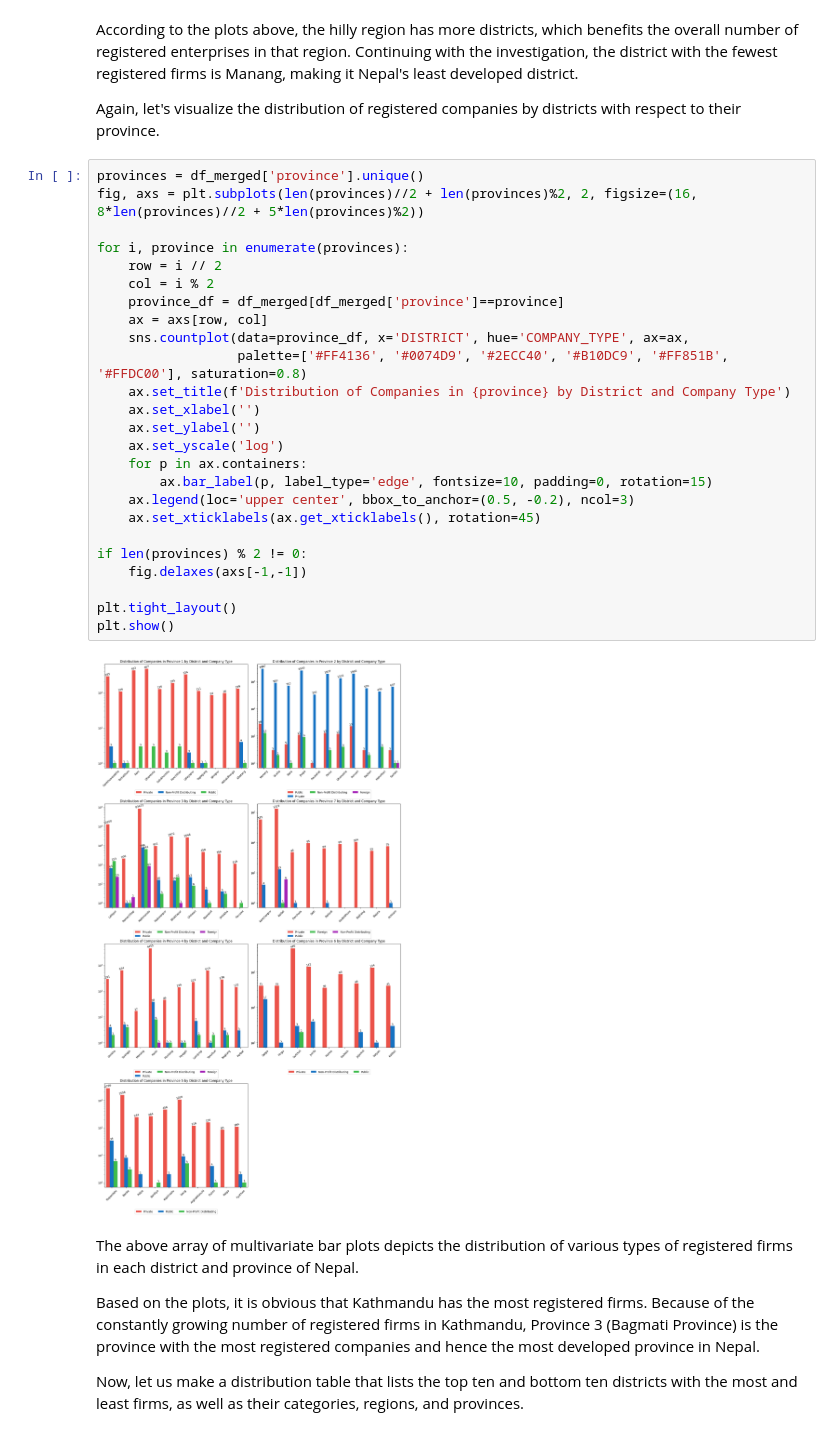
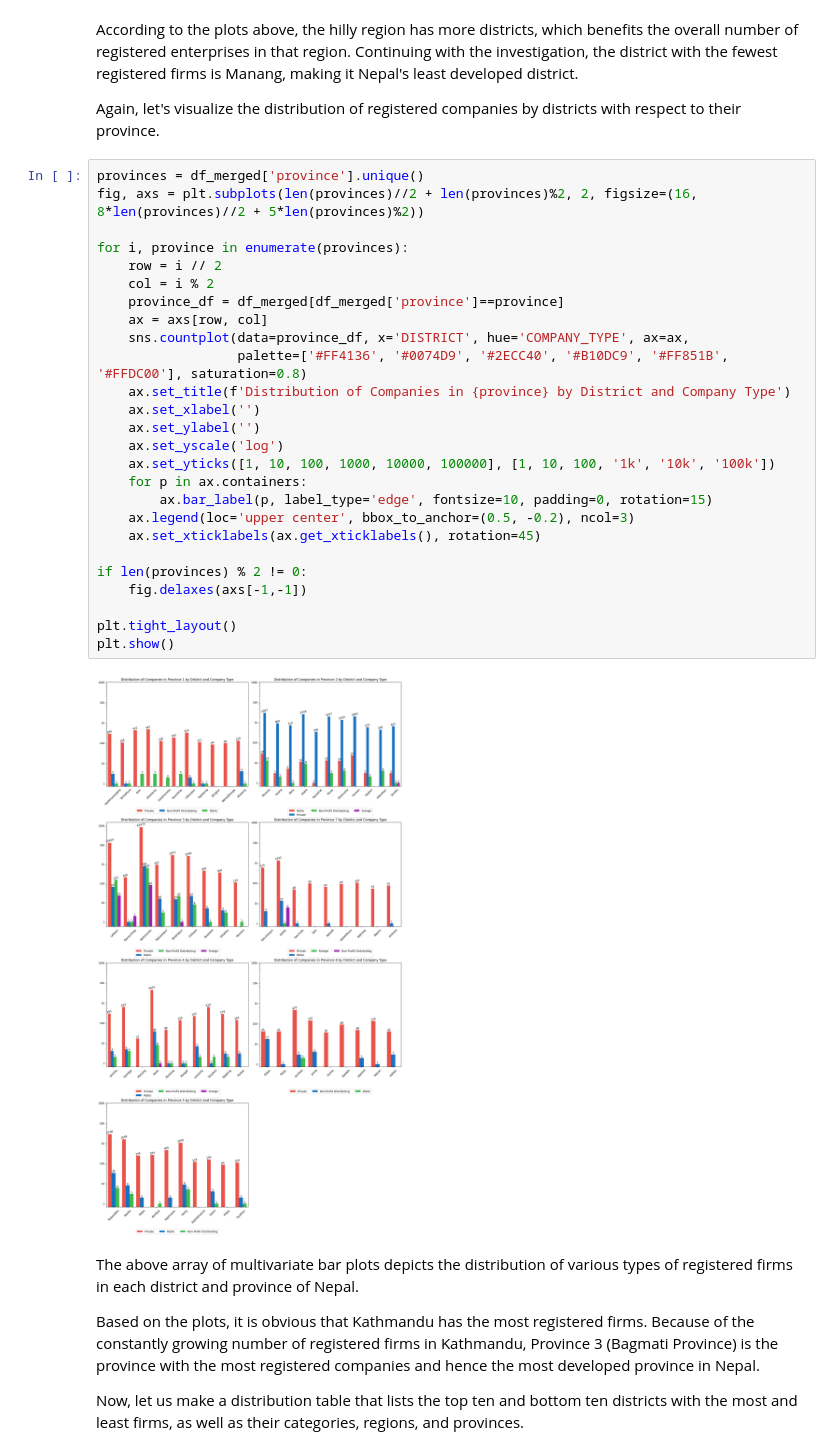
Before and after one commit to PIYUSH-R04/Data_analysis_on_the_growth_and_distribution_of_registered_companies_in_Nepal, a Jupyter notebook: furbished_analysis_of_the_growth_and_distribution_of_registered_companies_in_nepal.ipynb, the cells around one changed output. Drawn from its saved outputs; the diff is of its cells as text.

```diff
--- a/furbished_analysis_of_the_growth_and_distribution_of_registered_companies_in_nepal.ipynb
+++ b/furbished_analysis_of_the_growth_and_distribution_of_registered_companies_in_nepal.ipynb
@@ -174,30 +177,31 @@ Again, let's visualize the distribution of registered companies by districts wit
 # %%
 provinces = df_merged['province'].unique()
 fig, axs = plt.subplots(len(provinces)//2 + len(provinces)%2, 2, figsize=(16, 8*len(provinces)//2 + 5*len(provinces)%2))
 
 for i, province in enumerate(provinces):
     row = i // 2
     col = i % 2
     province_df = df_merged[df_merged['province']==province]
     ax = axs[row, col]
     sns.countplot(data=province_df, x='DISTRICT', hue='COMPANY_TYPE', ax=ax,
                   palette=['#FF4136', '#0074D9', '#2ECC40', '#B10DC9', '#FF851B', '#FFDC00'], saturation=0.8)
     ax.set_title(f'Distribution of Companies in {province} by District and Company Type')
     ax.set_xlabel('')
     ax.set_ylabel('')
     ax.set_yscale('log')
+    ax.set_yticks([1, 10, 100, 1000, 10000, 100000], [1, 10, 100, '1k', '10k', '100k'])
     for p in ax.containers:
         ax.bar_label(p, label_type='edge', fontsize=10, padding=0, rotation=15)
     ax.legend(loc='upper center', bbox_to_anchor=(0.5, -0.2), ncol=3)
     ax.set_xticklabels(ax.get_xticklabels(), rotation=45)
 
 if len(provinces) % 2 != 0:
     fig.delaxes(axs[-1,-1])
 
 plt.tight_layout()
 plt.show()
 # %% [output]
-[figure, old version]
+[figure, new version]
 # %% [markdown]
 The above array of multivariate bar plots depicts the distribution of various types of registered firms in each district and province of Nepal.
 
```
Also changed, not shown: parts of 4 cells of this notebook.
